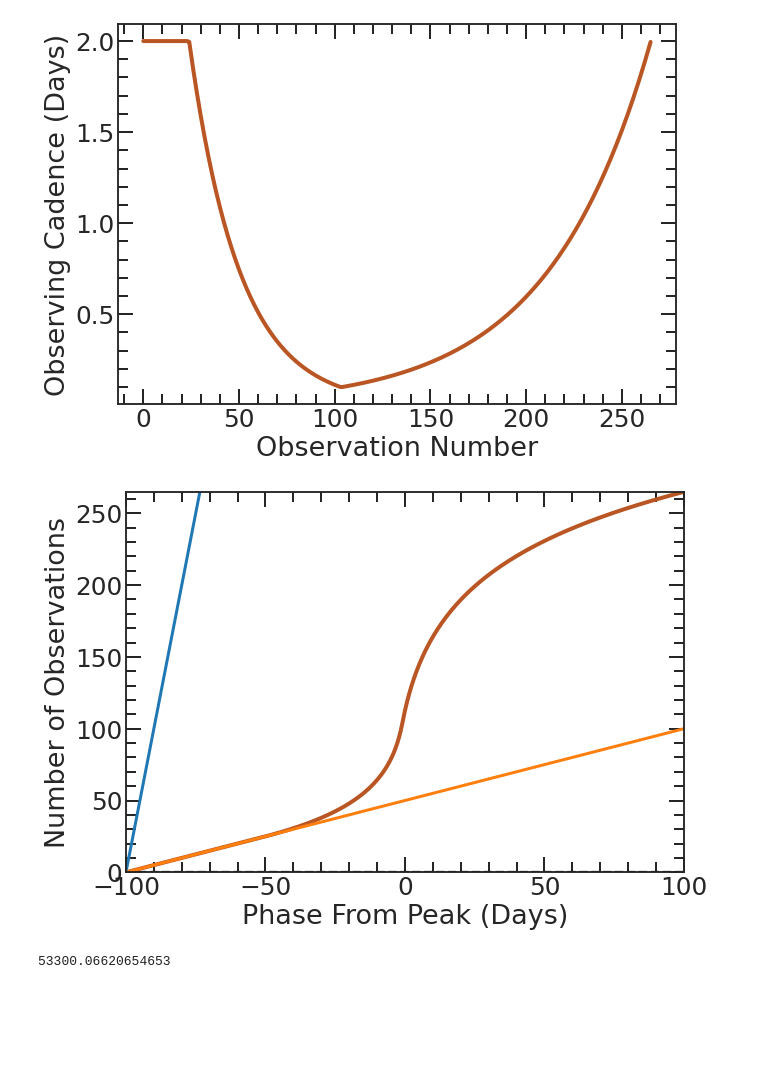
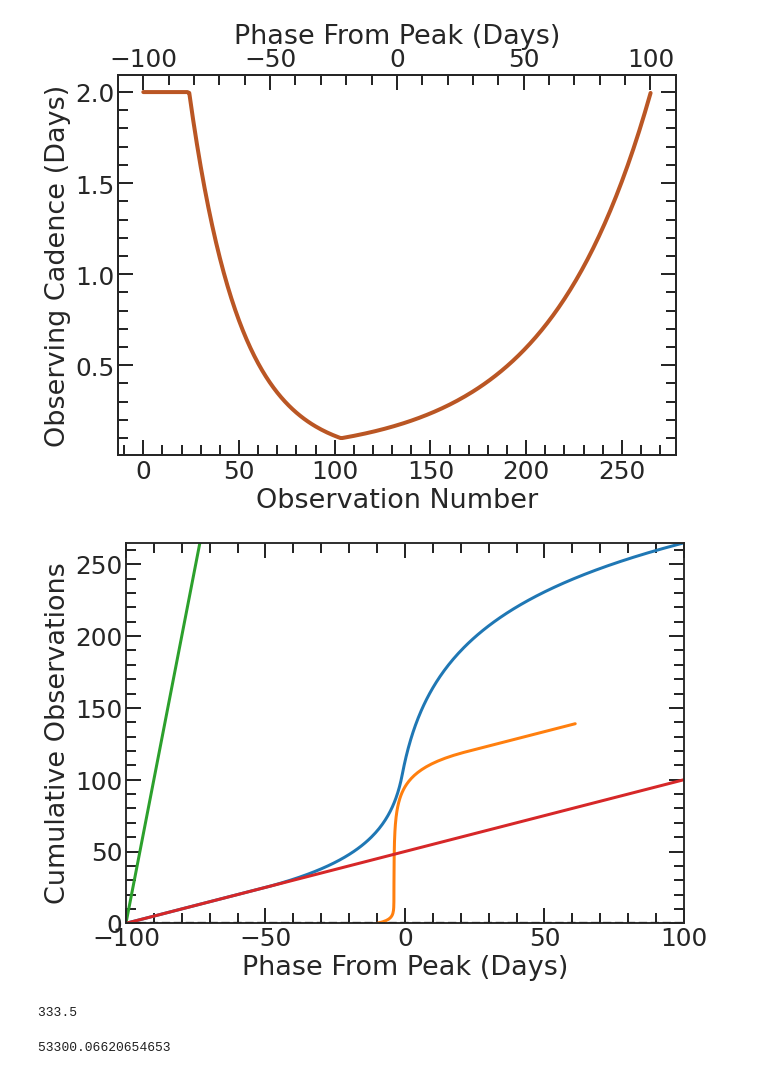
Before and after one commit to LSSTDESC/transient-host-sims, a Jupyter notebook: notebooks/make_new_simlib.ipynb, the cells around one changed output. Saved outputs shown, nothing was run; the diff lists cells and outputs as text; code cells hidden in the pictures; blank space fills up the shorter version.

Commit message:
Adding new simlib code and plot!

```diff
--- a/notebooks/make_new_simlib.ipynb
+++ b/notebooks/make_new_simlib.ipynb
@@ -106,41 +145,51 @@ new_simlib(rootPath, "LSST_IDEAL_0.1DAY.SIMLIB", "SCOTCH_IDEAL_VARDAY.SIMLIB", d
 # %%
 #increase the sampling for TDEs and Kilonovae
 days_span=200
 half = days_span/2
 forward = np.logspace(-1, 0.3, 162)
 backward = np.logspace(-1, 0.3, 80)
 backward = np.flip(backward)
 backward_pad = [2]*int((half-np.nansum(backward))/2)
 backward_pad = np.array(backward_pad)
 full_spacing = np.concatenate([backward_pad, backward, forward])
 
 plt.figure(figsize=(10,7))
 plt.xlabel("Observation Number")
 plt.ylabel("Observing Cadence (Days)")
 plt.plot(full_spacing, lw=4, c='#BA5624')
+
+ax2 = plt.gca().twiny()
+plt.plot(mjdsteps-t_exp,full_spacing, 'g-', alpha=0)
+ax2.set_xlabel('Phase From Peak (Days)')
 plt.savefig("../plots/VariableSampling_CadencePlot.png",dpi=200,bbox_inches='tight')
 # %% [output]
-[figure, old version]
+[figure, new version]
 # %%
 mjdsteps = np.zeros(len(full_spacing))
 mjdsteps[0] = 53100
 for i in np.arange(1,len(full_spacing)):
     mjdsteps[i] = mjdsteps[i-1] + full_spacing[i-1]
 
-t_exp = 53200
 
 plt.figure(figsize=(10,7))
 plt.ylabel("Cumulative Observations")
 plt.axhline(0, color='k', ls='--')
 plt.xlabel("Phase From Peak (Days)")
-plt.plot( mjdsteps-t_exp,np.arange(len(mjdsteps)), lw=4, c='#BA5624')
 plt.xlim((-100, 100))
-plt.plot(simlib_u_high['MJD'].values-t_exp, np.arange(len(simlib_u_high)), lw=3)
-plt.plot(simlib_u_low['MJD'].values-t_exp, np.arange(len(simlib_u_low)), lw=3)
+t_exp = 53200
+t_expkn = 53110
+plt.plot(simlib_var_u['MJD'].values-t_exp, np.arange(len(simlib_var_u)), lw=3)
+plt.plot(simlib_varkn_u['MJD'].values-t_expkn, np.arange(len(simlib_varkn_u)), lw=3)
+plt.plot(simlib_01_u['MJD'].values-t_exp, np.arange(len(simlib_01_u)), lw=3)
+plt.plot(simlib_20_u['MJD'].values-t_exp, np.arange(len(simlib_20_u)), lw=3)
 plt.ylim((0, 265))
 plt.savefig("../plots/VariableSampling_PhasePlot.png",dpi=200,bbox_inches='tight')
 # %% [output]
-[figure, old version]
+[figure, new version]
+# %%
+len(simlib_u_high)/6
+# %% [output]
+333.5
 # %%
 simlib_u_low = simlib_u.copy()
 # %%
```
Also changed, not shown: parts of 9 cells of this notebook, 7 other files.
